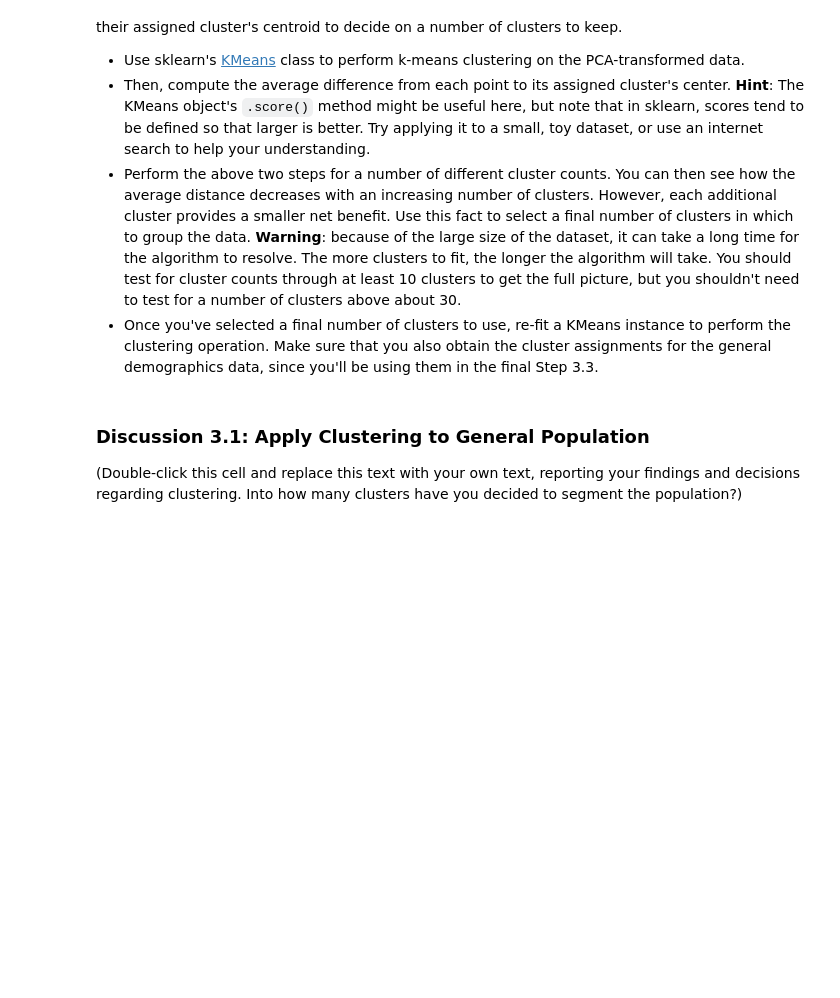
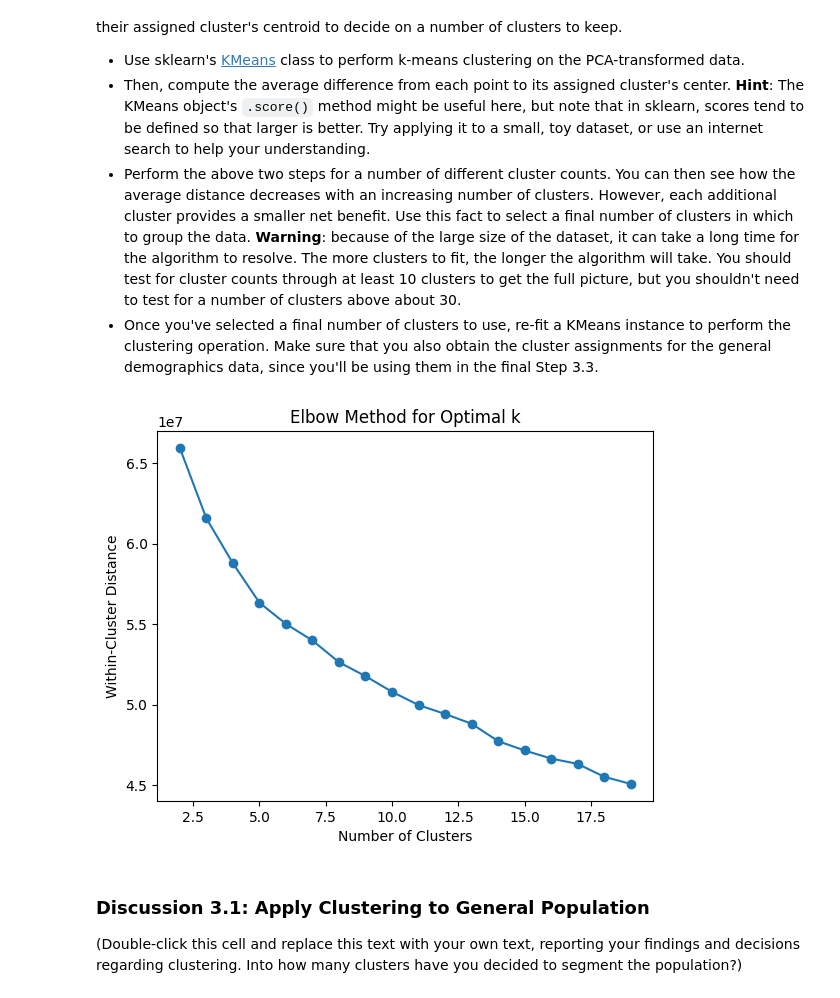
Before and after one commit to momenmac/ML-PROJECT-3, a Jupyter notebook: Identify_Customer_Segments.ipynb, the cells around one changed output. Drawn from its saved outputs; the diff is of its cells as text; code cells hidden in the pictures; blank space fills up the shorter version.

```diff
--- a/Identify_Customer_Segments.ipynb
+++ b/Identify_Customer_Segments.ipynb
@@ -607,6 +667,22 @@ You've assessed and cleaned the demographics data, then scaled and transformed t
+# %%
+# Over a number of different cluster counts...
+from sklearn.cluster import KMeans
+
+scores = []
+for n_clusters in range(2, 20):
+    kmeans = KMeans(n_clusters=n_clusters, random_state=42)
+    kmeans.fit(azdias_pca)
+    scores.append(np.abs(kmeans.score(azdias_pca)))
 # %%
 # Investigate the change in within-cluster distance across number of clusters.
 # HINT: Use matplotlib's plot function to visualize this relationship.
+plt.plot(range(2, 20), scores, marker='o')
+plt.xlabel('Number of Clusters')
+plt.ylabel('Within-Cluster Distance')
+plt.title('Elbow Method for Optimal k')
+plt.show()
+# %% [output]
+[figure, added]
 # %%
 # Re-fit the k-means model with the selected number of clusters and obtain
 # cluster predictions for the general population demographics data.
```
Also changed, not shown: parts of 19 cells of this notebook.
